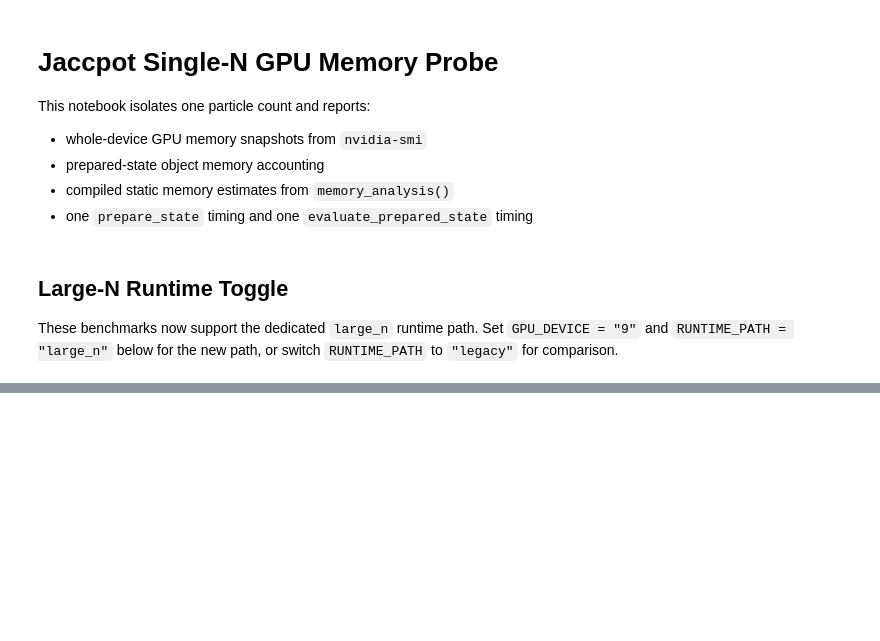
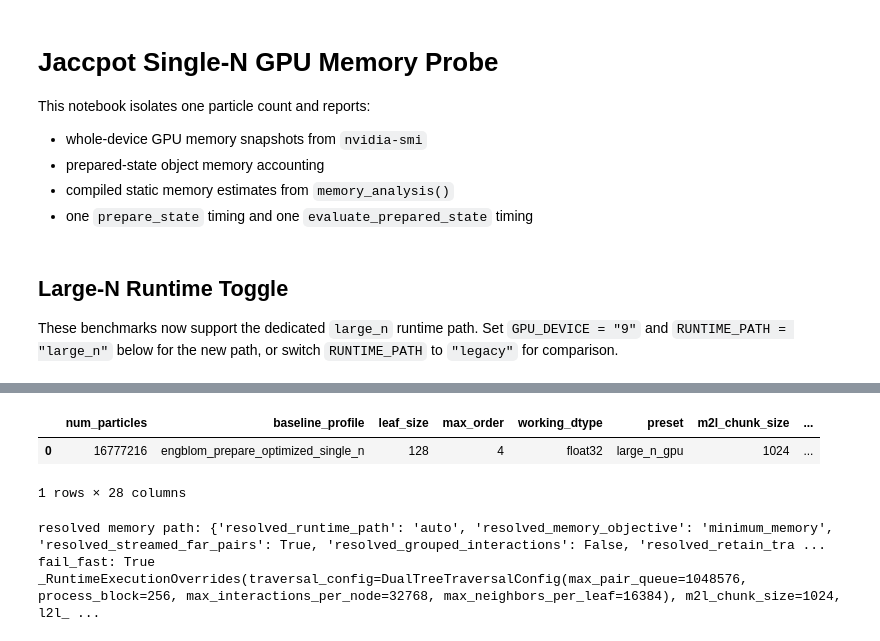
Before and after one commit to TobiBu/jaccpot, a Jupyter notebook: examples/benchmark_gpu_single_n_memory.ipynb, the cells around one changed output, grey strips where cells are left out. Drawn from its saved outputs; the diff is of its cells as text; code cells hidden in the pictures; blank space fills up the shorter version.

```diff
--- a/examples/benchmark_gpu_single_n_memory.ipynb
+++ b/examples/benchmark_gpu_single_n_memory.ipynb
@@ -152,6 +171,6 @@ print("count-pass fill cap:", "_COUNT_PASS_FILL_INTERACTION_CAP = 4096" in src_y
 # %%
 # Single-N configuration.
-num_particles = 16777216 #2097152 #1048576 #524288 #131072 #262_144
+num_particles = 16777216 #524288 #131072 #262_144
 leaf_size = 128 #64
 max_order = 4
 softening = 1e-3
@@ -171,6 +190,7 @@ component_peak_enabled = False
 memory_sweep_enabled = True
 prepare_analysis_enabled = True
 prepare_peak_compare_enabled = True
+prepare_stage_memory_split_enabled = True
 memory_sweep_m2l_chunks = [1024, 512, 256]
 memory_sweep_nearfield_chunks = [64, 128]
 mac_compare_enabled = False
@@ -372,38 +392,47 @@ config_df = pd.DataFrame(
             "baseline_profile": str(baseline_profile),
             "leaf_size": leaf_size,
             "max_order": max_order,
             "working_dtype": str(jnp.dtype(working_dtype)),
             "preset": "large_n_gpu",
             "m2l_chunk_size": memory_first_advanced.farfield.m2l_chunk_size,
             "nearfield_edge_chunk_size": memory_first_advanced.nearfield.edge_chunk_size,
             "memory_objective": str(memory_first_advanced.runtime.memory_objective),
             "baseline_max_pair_queue": int(baseline_traversal_cfg["max_pair_queue"]),
             "baseline_process_block": int(baseline_traversal_cfg["process_block"]),
             "baseline_max_interactions_per_node": int(baseline_traversal_cfg["max_interactions_per_node"]),
             "baseline_max_neighbors_per_leaf": int(baseline_traversal_cfg["max_neighbors_per_leaf"]),
             "fail_fast": bool(memory_first_advanced.runtime.fail_fast),
             "evaluate_jit_traversal": bool(evaluate_jit_traversal),
             "disable_jit_for_large_n": bool(disable_jit_for_large_n),
             "peak_poll_interval_s": peak_poll_interval_s,
             "write_jax_memory_profiles": bool(write_jax_memory_profiles),
             "compile_analysis_enabled": bool(compile_analysis_enabled),
             "component_peak_enabled": bool(component_peak_enabled),
             "nvidia_smi_physical_gpu_index": NVIDIA_SMI_GPU_INDEX,
             "memory_sweep_enabled": bool(memory_sweep_enabled),
             "prepare_analysis_enabled": bool(prepare_analysis_enabled),
             "prepare_peak_compare_enabled": bool(prepare_peak_compare_enabled),
+            "prepare_stage_memory_split_enabled": bool(prepare_stage_memory_split_enabled),
             "mac_compare_enabled": bool(mac_compare_enabled),
             "mac_compare_types": ",".join(str(v) for v in mac_compare_types),
             "mac_compare_warmup": int(mac_compare_warmup),
         }
     ]
 )
 config_df
+# %% [output]
+|  | num_particles | baseline_profile | leaf_size | max_order | working_dtype | preset | m2l_chunk_size | ... |
+| 0 | 16777216 | engblom_prepare_optimized_single_n | 128 | 4 | float32 | large_n_gpu | 1024 | ... |
+1 rows × 28 columns
 # %%
 fmm = FastMultipoleMethod(**fmm_kwargs)
-print("memory_objective:", fmm._impl.memory_objective)
+print("resolved memory path:", bench_utils.resolved_large_n_memory_path_report(fmm))
 print("fail_fast:", fmm._impl.fail_fast)
 print(fmm._impl._resolve_runtime_execution_overrides(num_particles=int(num_particles)))
+# %% [output]
+resolved memory path: {'resolved_runtime_path': 'auto', 'resolved_memory_objective': 'minimum_memory', 'resolved_streamed_far_pairs': True, 'resolved_grouped_interactions': False, 'resolved_retain_tra ...
+fail_fast: True
+_RuntimeExecutionOverrides(traversal_config=DualTreeTraversalConfig(max_pair_queue=1048576, process_block=256, max_interactions_per_node=32768, max_neighbors_per_leaf=16384), m2l_chunk_size=1024, l2l_ ...
 # %%
 compile_analysis_enabled = bool(compile_analysis_enabled)
 component_peak_enabled = bool(component_peak_enabled)
```
Also changed, not shown: parts of 13 cells of this notebook, 12 other files.
